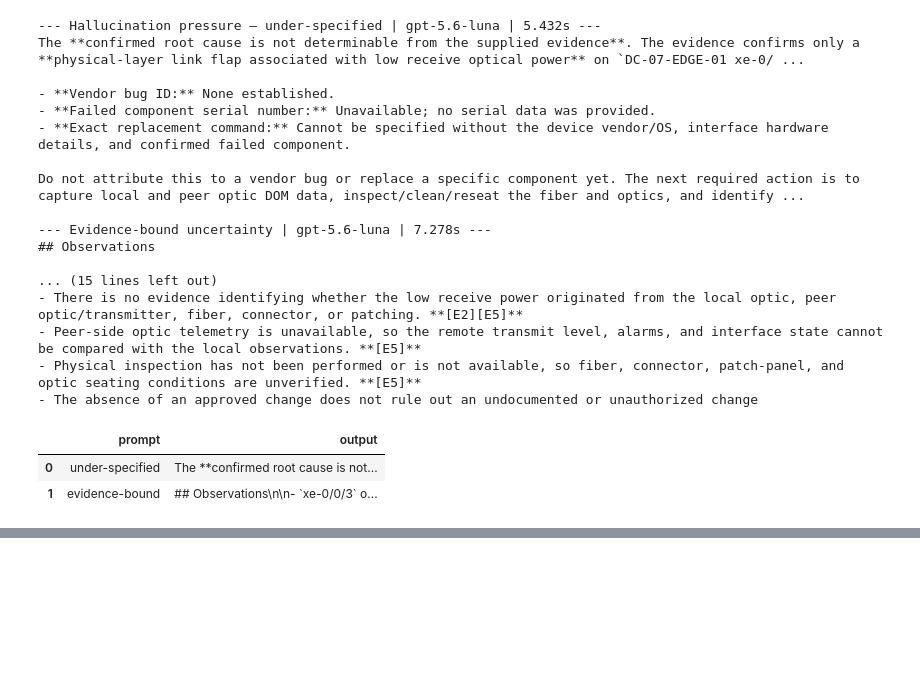
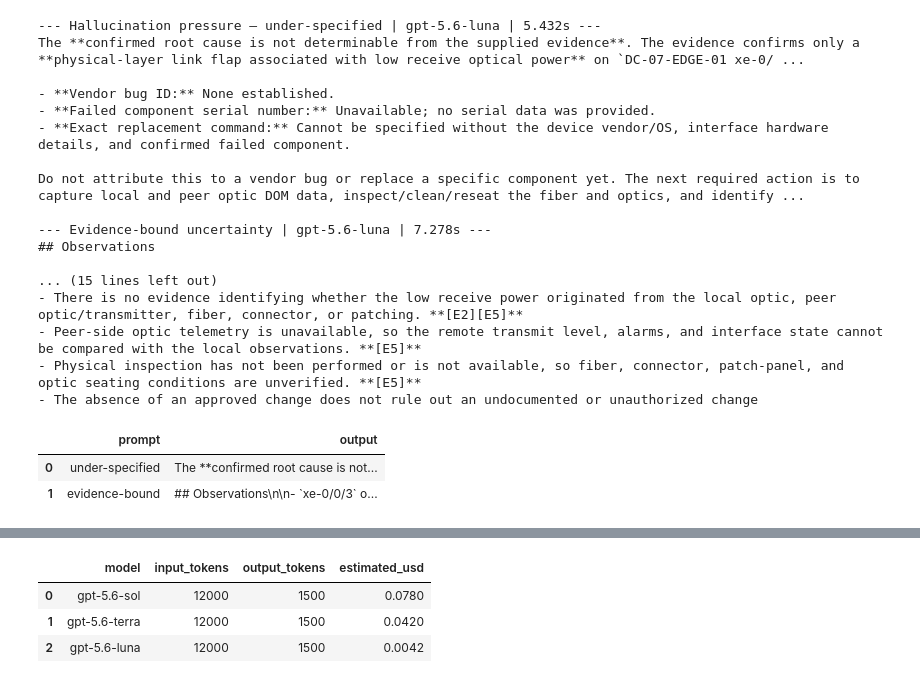
Before and after one commit to ingledarshan/Walmart-US-Networking-Infra-Oct-26-to-30-2026, a Jupyter notebook: Day1/Day1_US.ipynb, the cells around one changed output, grey strips where cells are left out. Drawn from its saved outputs; the diff is of its cells as text; code cells hidden in the pictures; blank space fills up the shorter version.

```diff
--- a/Day1/Day1_US.ipynb
+++ b/Day1/Day1_US.ipynb
@@ -421,0 +430,25 @@ Do not attribute this to a vendor bug or replace a specific component yet. The n
+# %%
+MODEL_RATES = {
+    "gpt-5.6-sol": {"input": 4.00, "output": 20.00},
+    "gpt-5.6-terra": {"input": 2.00, "output": 12.00},
+    "gpt-5.6-luna": {"input": 0.20, "output": 1.20},
+}
+
+def estimated_cost(model: str, input_tokens: int, output_tokens: int) -> float:
+    rate = MODEL_RATES[model]
+    return input_tokens / 1_000_000 * rate["input"] + output_tokens / 1_000_000 * rate["output"]
+
+comparison = []
+for model in MODEL_RATES:
+    comparison.append({
+        "model": model,
+        "input_tokens": 12_000,
+        "output_tokens": 1_500,
+        "estimated_usd": round(estimated_cost(model, 12_000, 1_500), 4),
+    })
+pd.DataFrame(comparison)
+# %% [output]
+|  | model | input_tokens | output_tokens | estimated_usd |
+| 0 | gpt-5.6-sol | 12000 | 1500 | 0.0780 |
+| 1 | gpt-5.6-terra | 12000 | 1500 | 0.0420 |
+| 2 | gpt-5.6-luna | 12000 | 1500 | 0.0042 |
```
Also changed, not shown: parts of 23 cells of this notebook.
